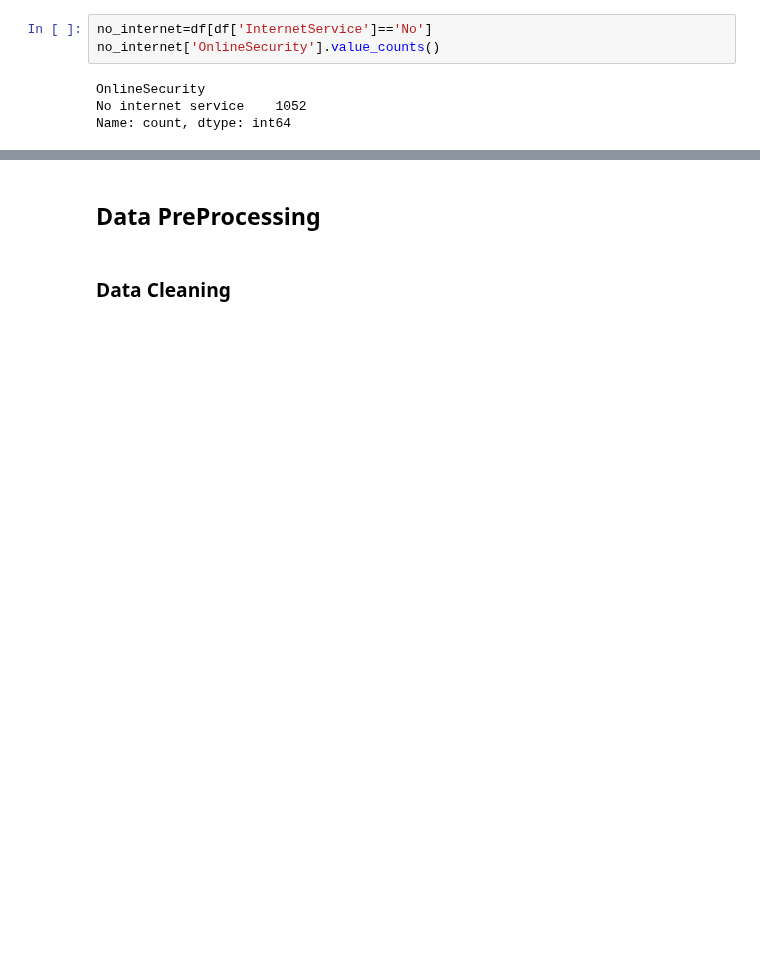
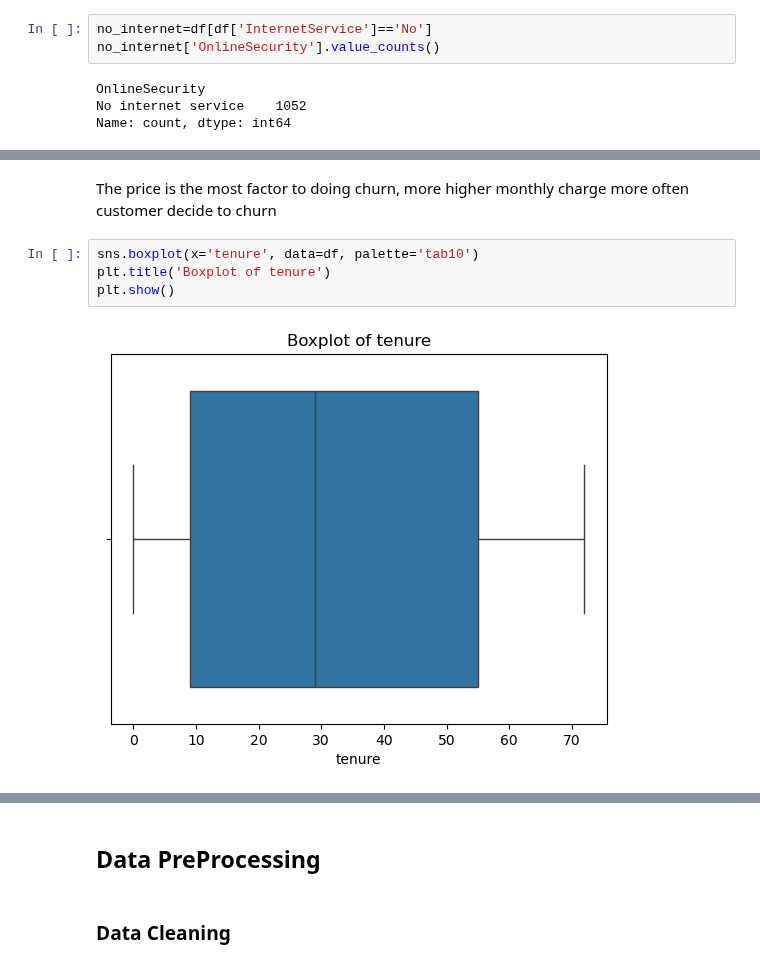
Before and after one commit to fahdmuchammad/Capstone-3-Purwadhika-Machine-learning, a Jupyter notebook: Capstone_3_Muchammad Fahd_Telco.ipynb, the cells around one changed output, grey strips where cells are left out. Saved outputs shown, nothing was run; the diff lists cells and outputs as text; blank space fills up the shorter version.

```diff
--- a/Capstone_3_Muchammad Fahd_Telco.ipynb
+++ b/Capstone_3_Muchammad Fahd_Telco.ipynb
@@ -323,0 +343,8 @@ plt.show()
+# %% [markdown]
+The price is the most factor to doing churn, more higher monthly charge more often customer decide to churn
+# %%
+sns.boxplot(x='tenure', data=df, palette='tab10')
+plt.title('Boxplot of tenure')
+plt.show()
+# %% [output]
+[figure, added]
```
Also changed, not shown: parts of 27 cells of this notebook.
